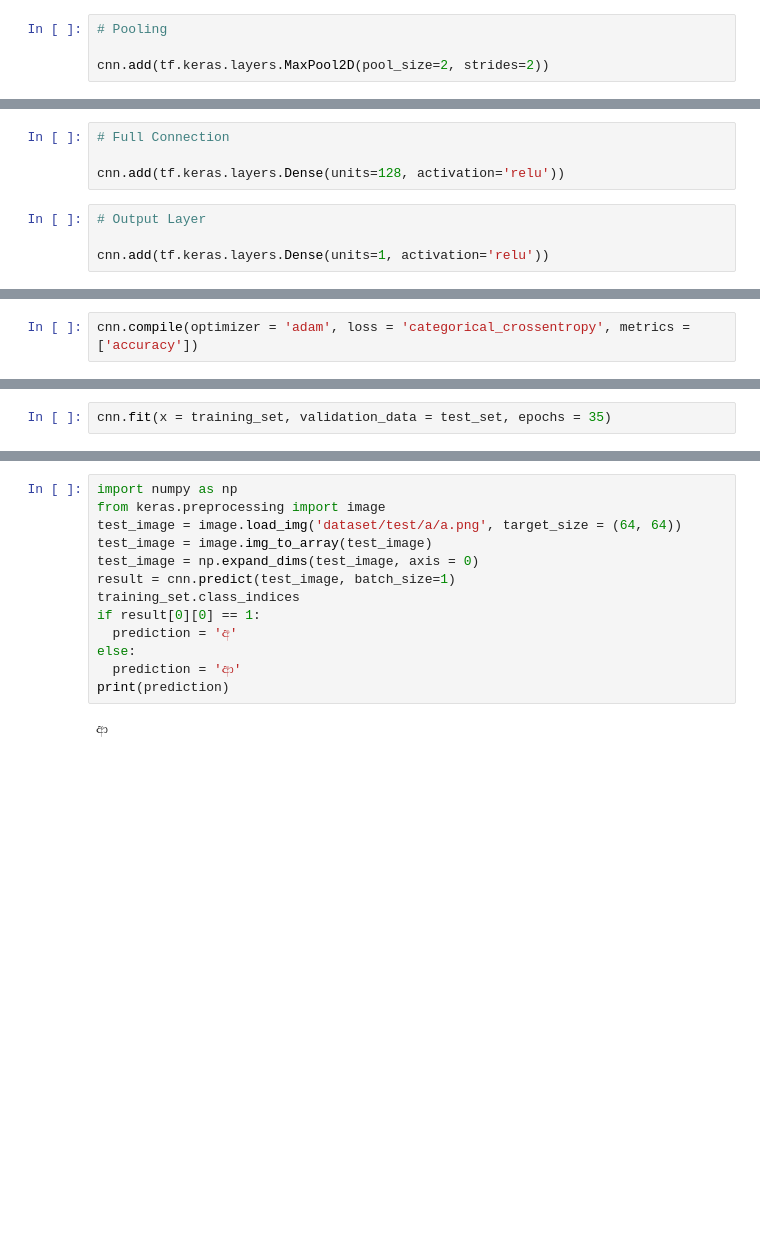
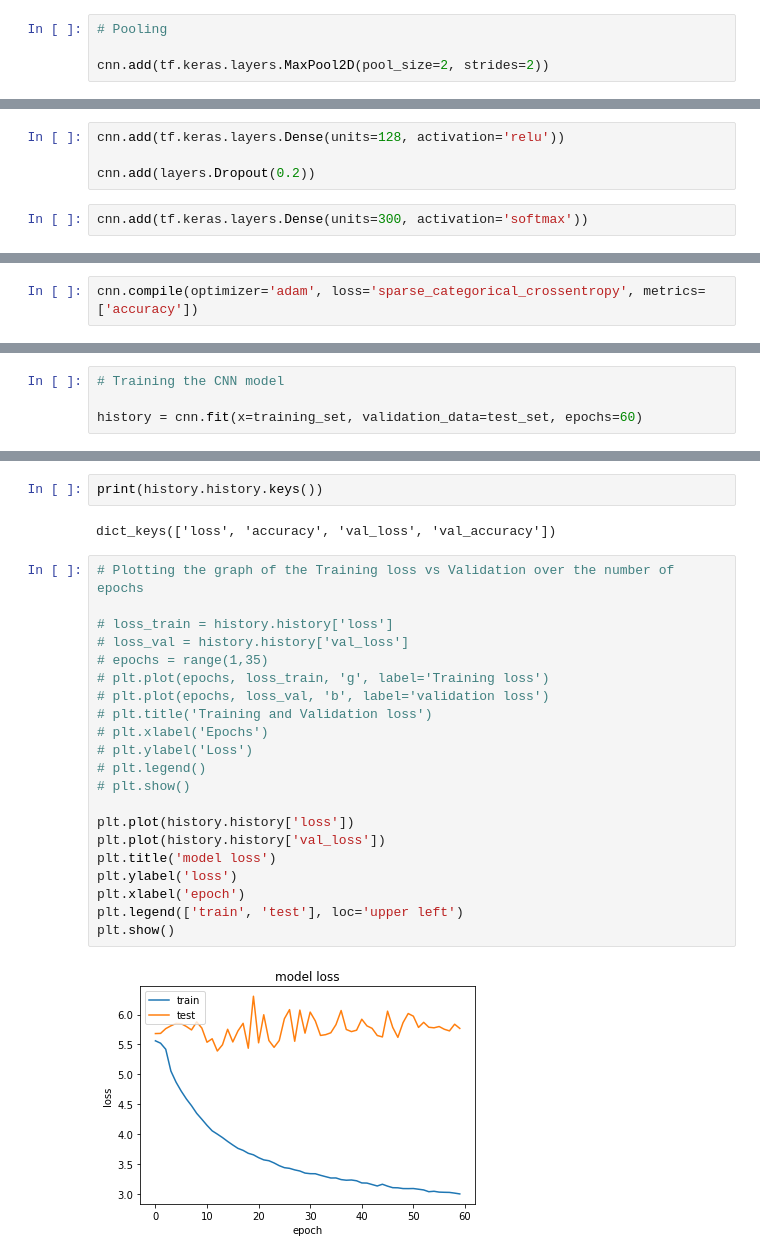
Before and after one commit to ihshanaa/CRITR--SDGP, a Jupyter notebook: CNNModel.ipynb, the cells around one changed output, grey strips where cells are left out. Saved outputs shown, nothing was run; the diff lists cells and outputs as text; blank space fills up the shorter version.

Commit message:
Major changes to the code
1) Changed the epoch level to 60
2) Added more parameters for data augmentation
3) Plotted the loss as well as the accuracy

```diff
--- a/CNNModel.ipynb
+++ b/CNNModel.ipynb
@@ -68,8 +107,6 @@ cnn.add(tf.keras.layers.Flatten())
 # %%
-# Full Connection
+cnn.add(tf.keras.layers.Dense(units=128, activation='relu'))
 
-cnn.add(tf.keras.layers.Dense(units=128, activation='relu'))
+cnn.add(layers.Dropout(0.2))
 # %%
-# Output Layer
-
-cnn.add(tf.keras.layers.Dense(units=1, activation='relu'))
+cnn.add(tf.keras.layers.Dense(units=300, activation='softmax'))
@@ -109,2 +133,2 @@ model = Sequential([
 # %%
-cnn.compile(optimizer = 'adam', loss = 'categorical_crossentropy', metrics = ['accuracy'])
+cnn.compile(optimizer='adam', loss='sparse_categorical_crossentropy', metrics=['accuracy'])
@@ -111,3 +141,5 @@ cnn.compile(optimizer = 'adam', loss = 'categorical_crossentropy', metrics = ['a
 # %%
-cnn.fit(x = training_set, validation_data = test_set, epochs = 35)
+# Training the CNN model
+
+history = cnn.fit(x=training_set, validation_data=test_set, epochs=60)
 # %% [output]
@@ -132,15 +163,27 @@ Epoch 35/35
-# %%
-import numpy as np
-from keras.preprocessing import image
-test_image = image.load_img('dataset/test/a/a.png', target_size = (64, 64))
-test_image = image.img_to_array(test_image)
-test_image = np.expand_dims(test_image, axis = 0)
-result = cnn.predict(test_image, batch_size=1)
-training_set.class_indices
-if result[0][0] == 1:
-  prediction = 'අ'
-else:
-  prediction = 'ආ'
-print(prediction)
-# %% [output]
-ආ
+# %%
+print(history.history.keys())
+# %% [output]
+dict_keys(['loss', 'accuracy', 'val_loss', 'val_accuracy'])
+# %%
+# Plotting the graph of the Training loss vs Validation over the number of epochs
+
+# loss_train = history.history['loss']
+# loss_val = history.history['val_loss']
+# epochs = range(1,35)
+# plt.plot(epochs, loss_train, 'g', label='Training loss')
+# plt.plot(epochs, loss_val, 'b', label='validation loss')
+# plt.title('Training and Validation loss')
+# plt.xlabel('Epochs')
+# plt.ylabel('Loss')
+# plt.legend()
+# plt.show()
+
+plt.plot(history.history['loss'])
+plt.plot(history.history['val_loss'])
+plt.title('model loss')
+plt.ylabel('loss')
+plt.xlabel('epoch')
+plt.legend(['train', 'test'], loc='upper left')
+plt.show()
+# %% [output]
+[figure, added]
```
Also changed, not shown: parts of 15 cells of this notebook.
